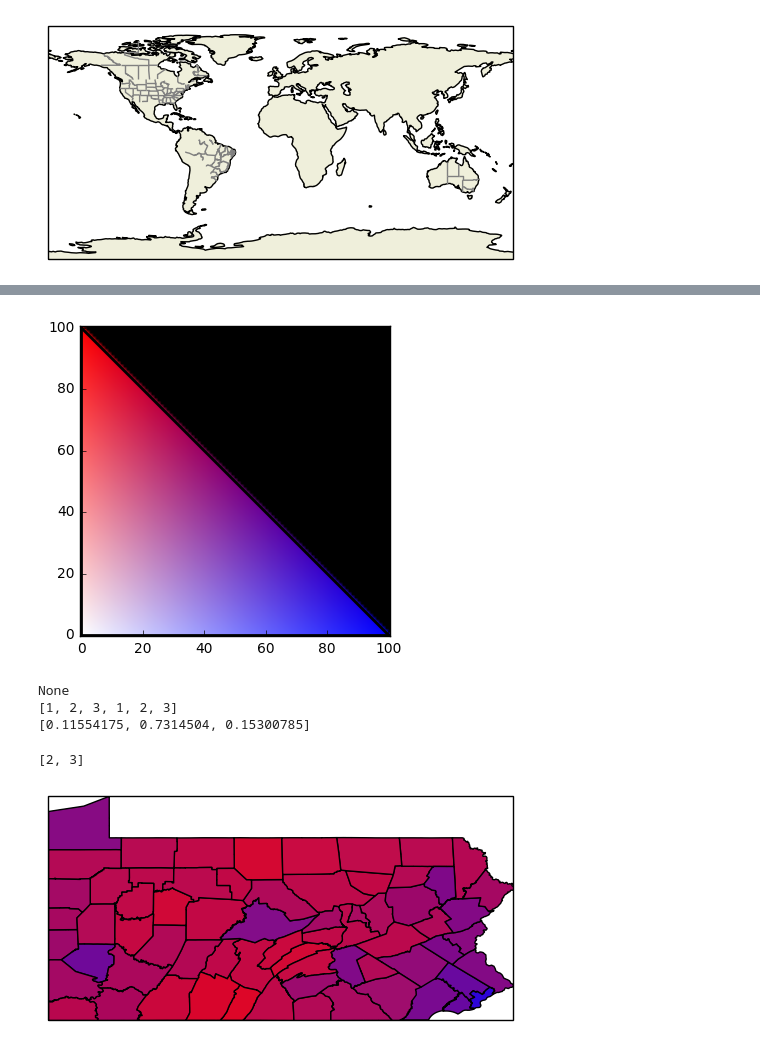
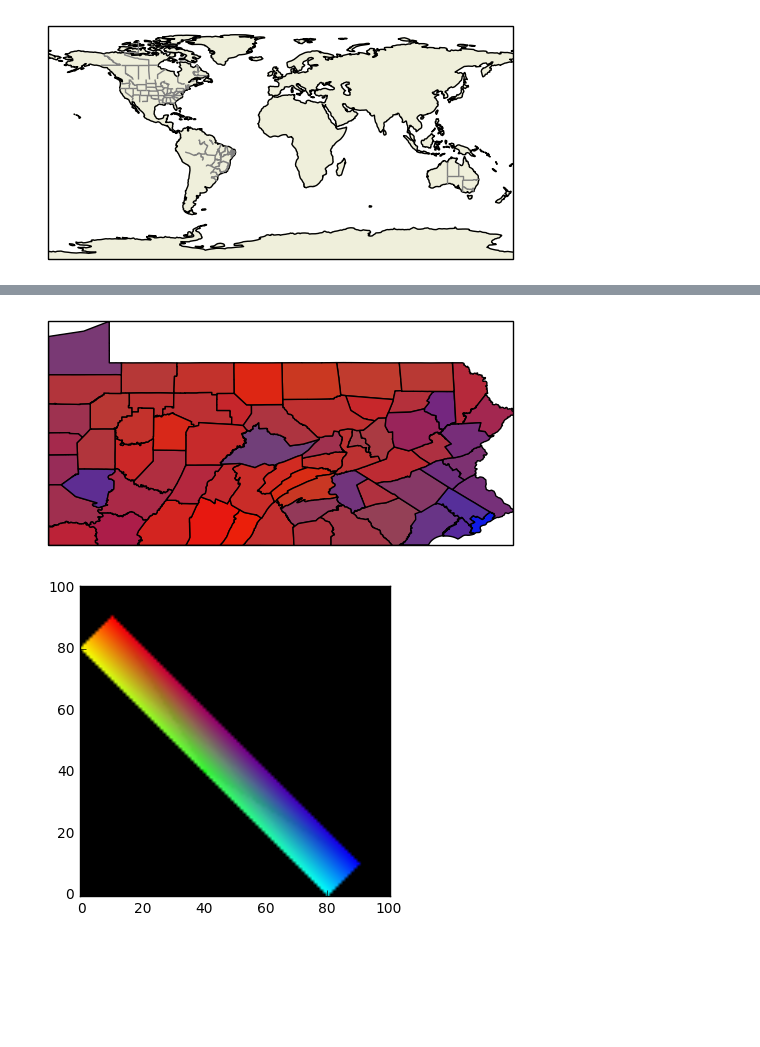
Before and after one commit to oderby/elections_2016, a Jupyter notebook: plot_pa.ipynb, the cells around one changed output, grey strips where cells are left out. Drawn from its saved outputs; the diff is of its cells as text; code cells hidden in the pictures; blank space fills up the shorter version.

Commit message:
update to use cmap2d lib from github, plus other cleanup.

```diff
--- a/plot_pa.ipynb
+++ b/plot_pa.ipynb
@@ -823,46 +360,3 @@ outs: (20, 67) [0.5341937892320695, 0.28598873446823, 0.22147891849534365] 30 [(
-# %%
-cmap = ColorMap([[0,0], [100,0], [0,100]], [(1,1,1), (0,0,1), (1,0,0)])
-# cmap = ColorMap([[35,35], [65,35], [50,55.2]], [(1,1,1), (0,0,1), (1,0,0)], True)
-# cmap = ColorMap([[35,35], [65,35], [65,65], [35,65]], [(0,0,0), (0,0,1), (1,1,1), (1,0,0)], True)
-# cmap = ColorMap([[50*x+50 for x in p] for p in poly_corners(3)], [(1,1,1), (0,0,1), (1,0,0)], True)
-# cmap = ColorMap([[50*x+50 for x in p] for p in poly_corners(4)], [(0,0,0), (0,0,1), (1,1,1), (1,0,0)], True)
-# cmap = ColorMap([[50*(x+1) for x in p] for p in poly_corners(5)], [(0,0,0), (0,0,1), (1,0,0), (0,1,0), (1,1,1)], True)
-# cmap = ColorMap([[25*(x)+50 for x in p] for p in poly_corners(6)], [(0,0,1), (0,1,1), (0,1,0), (1,1,0), (1,0,0), (1,0,1)])
-corners = cmap.coords
-n = len(corners)
-for i in range(n):
-    x1,y1 = corners[i]
-    x2,y2 = corners[(i+1)%n]
-    plt.plot([x1,x2], [y1,y2], 'k', linewidth=2)
-
-# print(cmap((-10,0)))
-# print(cmap((10,0)))
-# print(cmap((55,0)))
-# print(cmap((90,0)))
-# print(cmap((110,0)))
-# print(cmap((30,50)))
-
-cmap.verbose = False
-# def filter(x,y):
-#     return 35<=x<=65 and 35<=y<=65
-# filter= lambda x,y: True
-filter= lambda x,y: x+y<=100
-plot_cmap(cmap, filter= filter, foo=1)
-# %% [output]
-[figure, removed]
-# %%
-f = np.array([[ 0.11554175], [ 0.7314504 ], [ 0.15300785]]).T
-np.concatenate((f,f))
-a = [1,2,3]
-print(a.extend(a))
-print(a)
-print(f[0,0:].tolist())
-a[4:6]
-# %% [output]
-None
-[1, 2, 3, 1, 2, 3]
-[0.11554175, 0.7314504, 0.15300785]
-[2, 3]
 # %%
 ax = plt.axes(projection=ccrs.PlateCarree())
 
@@ -879,34 +373,38 @@ colormap.set_under('k')
 
 # cmap = gen_cmap([[0,0], [100,0], [0,100]], [(0.5,0,0.5), (0,0,1), (1,0,0)])
 # cmap = gen_cmap([[0,0], [100,0], [0,100]], [(0.5,0,0.5), (0,0,1), (1,0,0)])
-# cmap = gen_cmap([[95,0], [100,0], [0,100], [0,95]], [(0,0,1), (0,0,1), (1,0,0), (1,0,0)])
+cmap = cmap2d.ColorMapCrude([[80,0], [90,10], [10,90], [0,80], [40,40]],
+                            [(0,1,1), (0,0,1), (1,0,0), (1,1,0), (0,1,0)])
 
 # values = []
 # for county,v in COUNTY_RESULTS.items():
 #     meta = dict(COUNTY_RESULTS[k])
 #     del meta["County"]
 #     total = sum([int(f) for f in meta.values()])
 #     vap = int(dict(VOTERS[k])["ALL"])
 #     value = int(meta["TRUMP, DONALD J"])/sum([int(VOTERS[k]["REP"]), int(VOTERS[k]["OTH"]), int(VOTERS[k]["NOF"])])
 
 for k,v in COUNTY_SHAPES.items():
     meta = COUNTY_RESULTS[k]
     total = sum(meta.values())
     clinton = meta[DC]
     trump = meta[RC]
     point = [clinton/total*100, trump/total*100]
     (x,y) = point
     if 95>x+y:
-        print (k, x,y)
+        print (k, int(x+y))
     color = cmap(point)
     cf = cfeature.ShapelyFeature([v], ccrs.PlateCarree())
     ax.add_feature(cf, facecolor=color)
 
 ax.set_extent([-80.5198510000000027,-74.7215190000000007,39.7211469999999949,42.5160720000000012])
 ax.set_aspect(1)
 
 # cb1 = mpl.colorbar.ColorbarBase(ax2, cmap=colormap, norm=colors.Normalize(vmin=0, vmax=1), extend='max')
 
 plt.show()
+
+cmap2d.plot_cmap(cmap, scale=1, bounds=cmap._coords, constrain=True)
 # %% [output]
-[figure, old version]
+[figure, new version]
+[figure, added]
```
Also changed, not shown: parts of 16 cells of this notebook, 4 other files.
